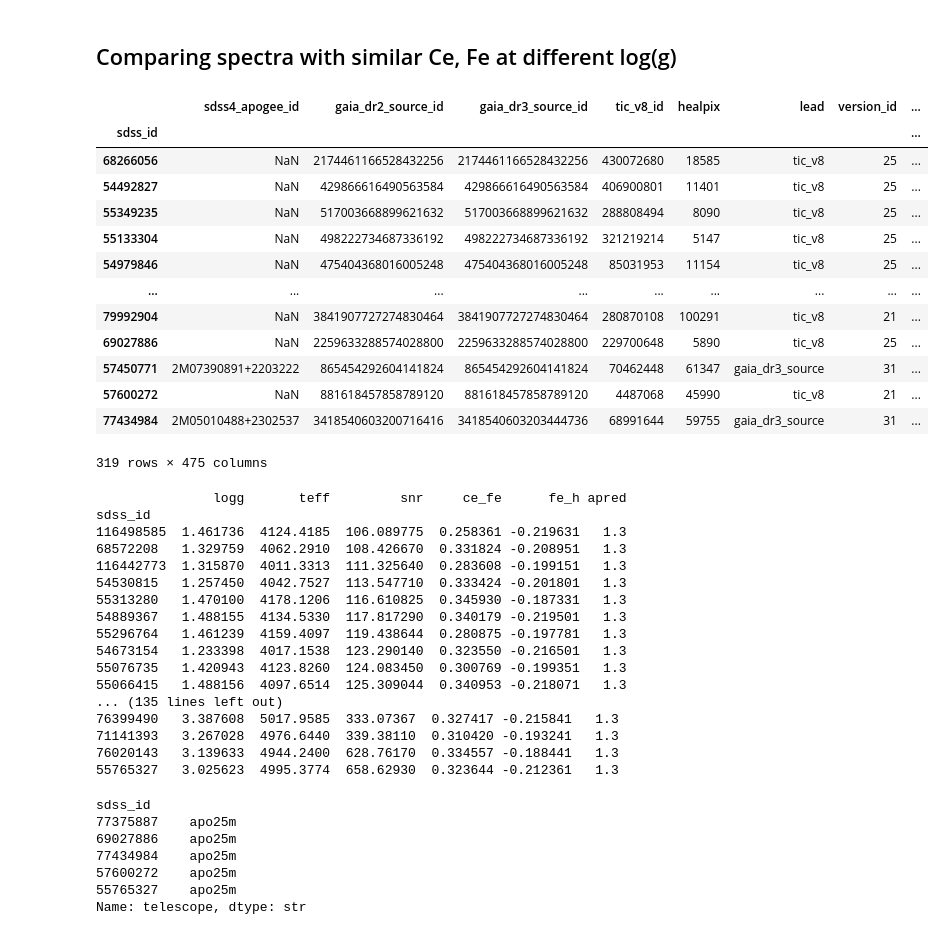
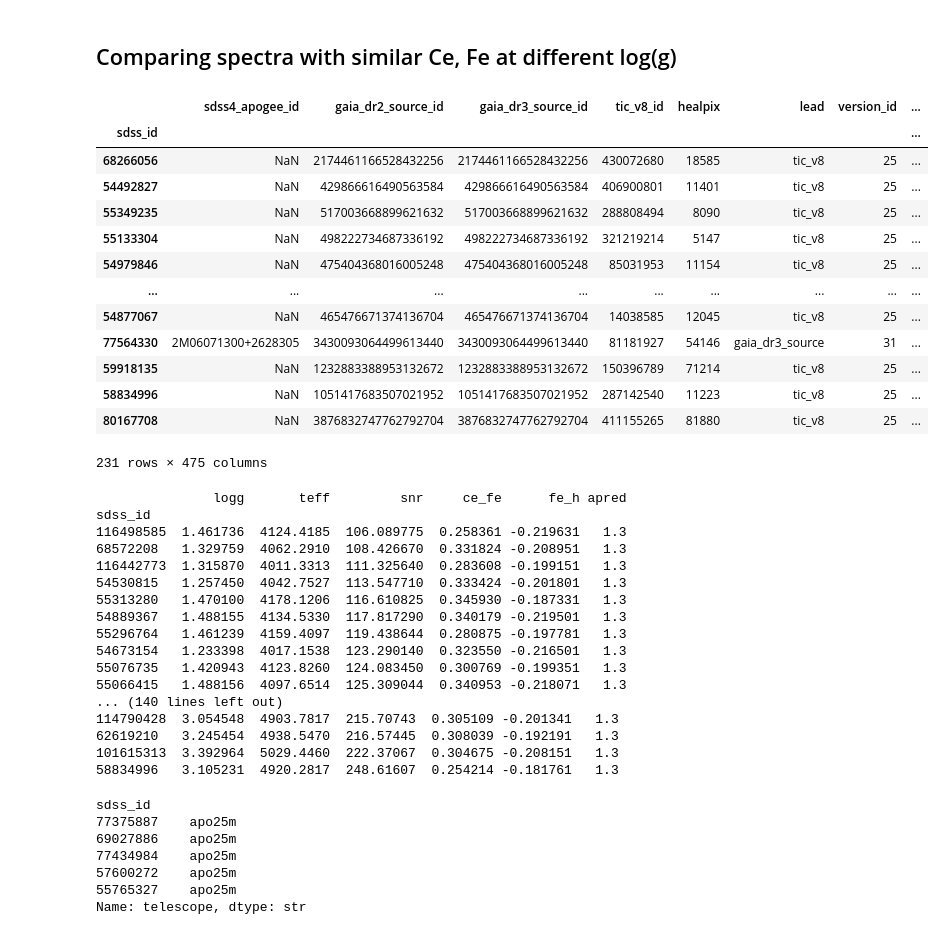
Before and after one commit to lodubay/chemical-clocks, a Jupyter notebook: src/scripts/spectrum_checks.ipynb, the cells around one changed output. Drawn from its saved outputs; the diff is of its cells as text; code cells hidden in the pictures.

```diff
--- a/src/scripts/spectrum_checks.ipynb
+++ b/src/scripts/spectrum_checks.ipynb
@@ -319,30 +319,31 @@ array([15783.646 , 15783.865 , 15784.083 , 15784.301 , 15784.52  ,
 # %%
 solar_abund = mwm_sample[
     (mwm_sample['fe_h'] >= -0.22) &
     (mwm_sample['fe_h'] < -0.18) &
     (mwm_sample['mg_fe'] >= -0.05) &
     (mwm_sample['mg_fe'] < 0.05) &
     (mwm_sample['ce_fe'] >= 0.25) &
     (mwm_sample['ce_fe'] < 0.35) &
-    (mwm_sample['apred'] == '1.3')
+    (mwm_sample['apred'] == '1.3') &
+    (mwm_sample['snr'] < 250)
 ]
 solar_abund.sort_values('snr', inplace=True)
 solar_abund
 # %% [output]
 |  | sdss4_apogee_id | gaia_dr2_source_id | gaia_dr3_source_id | tic_v8_id | healpix | lead | version_id | ... |
 | sdss_id |  |  |  |  |  |  |  | ... |
 | 68266056 | NaN | 2174461166528432256 | 2174461166528432256 | 430072680 | 18585 | tic_v8 | 25 | ... |
 | 54492827 | NaN | 429866616490563584 | 429866616490563584 | 406900801 | 11401 | tic_v8 | 25 | ... |
 | 55349235 | NaN | 517003668899621632 | 517003668899621632 | 288808494 | 8090 | tic_v8 | 25 | ... |
 | 55133304 | NaN | 498222734687336192 | 498222734687336192 | 321219214 | 5147 | tic_v8 | 25 | ... |
 | 54979846 | NaN | 475404368016005248 | 475404368016005248 | 85031953 | 11154 | tic_v8 | 25 | ... |
 | ... | ... | ... | ... | ... | ... | ... | ... | ... |
-| 79992904 | NaN | 3841907727274830464 | 3841907727274830464 | 280870108 | 100291 | tic_v8 | 21 | ... |
-| 69027886 | NaN | 2259633288574028800 | 2259633288574028800 | 229700648 | 5890 | tic_v8 | 25 | ... |
-| 57450771 | 2M07390891+2203222 | 865454292604141824 | 865454292604141824 | 70462448 | 61347 | gaia_dr3_source | 31 | ... |
-| 57600272 | NaN | 881618457858789120 | 881618457858789120 | 4487068 | 45990 | tic_v8 | 21 | ... |
-| 77434984 | 2M05010488+2302537 | 3418540603200716416 | 3418540603203444736 | 68991644 | 59755 | gaia_dr3_source | 31 | ... |
+| 54877067 | NaN | 465476671374136704 | 465476671374136704 | 14038585 | 12045 | tic_v8 | 25 | ... |
+| 77564330 | 2M06071300+2628305 | 3430093064499613440 | 3430093064499613440 | 81181927 | 54146 | gaia_dr3_source | 31 | ... |
+| 59918135 | NaN | 1232883388953132672 | 1232883388953132672 | 150396789 | 71214 | tic_v8 | 25 | ... |
+| 58834996 | NaN | 1051417683507021952 | 1051417683507021952 | 287142540 | 11223 | tic_v8 | 25 | ... |
+| 80167708 | NaN | 3876832747762792704 | 3876832747762792704 | 411155265 | 81880 | tic_v8 | 25 | ... |
-319 rows × 475 columns
+231 rows × 475 columns
 # %%
 solar_abund_high_snr_ids = []
 solar_abund_low_snr_ids = []
@@ -371,11 +372,11 @@ sdss_id
 54673154   1.233398  4017.1538  123.290140  0.323550 -0.216501   1.3
 55076735   1.420943  4123.8260  124.083450  0.300769 -0.199351   1.3
 55066415   1.488156  4097.6514  125.309044  0.340953 -0.218071   1.3
-... (135 lines left out)
-76399490   3.387608  5017.9585  333.07367  0.327417 -0.215841   1.3
-71141393   3.267028  4976.6440  339.38110  0.310420 -0.193241   1.3
-76020143   3.139633  4944.2400  628.76170  0.334557 -0.188441   1.3
-55765327   3.025623  4995.3774  658.62930  0.323644 -0.212361   1.3
+... (140 lines left out)
+114790428  3.054548  4903.7817  215.70743  0.305109 -0.201341   1.3
+62619210   3.245454  4938.5470  216.57445  0.308039 -0.192191   1.3
+101615313  3.392964  5029.4460  222.37067  0.304675 -0.208151   1.3
+58834996   3.105231  4920.2817  248.61607  0.254214 -0.181761   1.3
 # %%
 mwm_sample.loc[solar_abund_high_snr_ids].telescope
 # %% [output]
```
Also changed, not shown: parts of 4 cells of this notebook, 4 other files.
